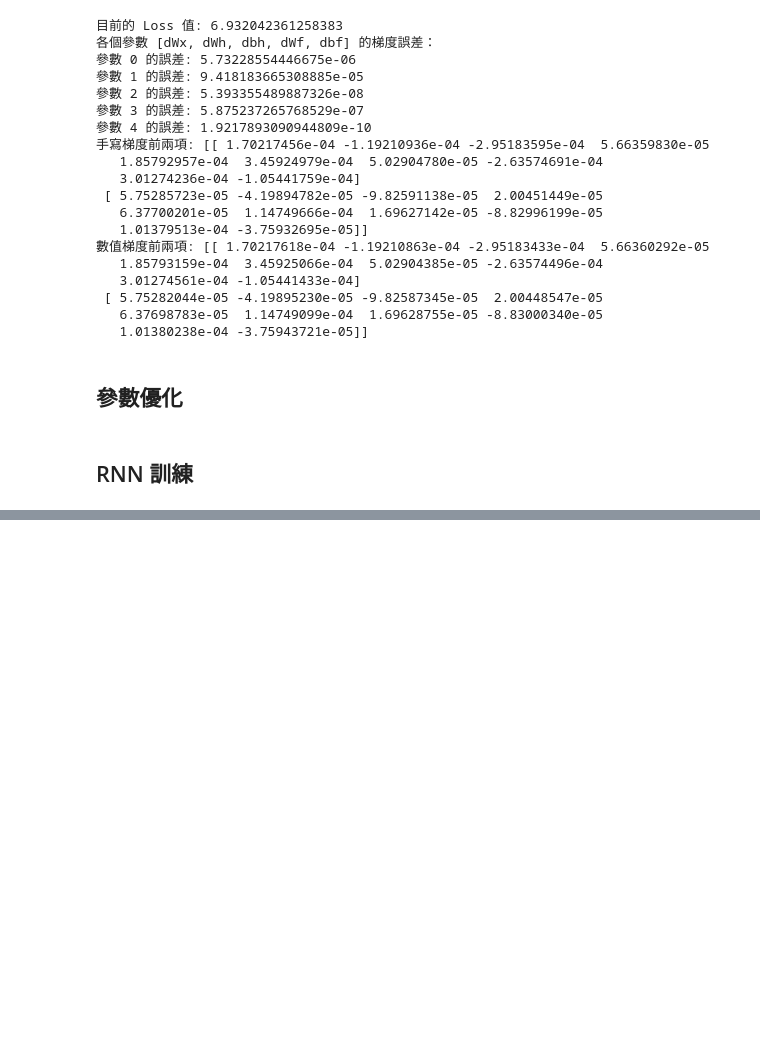
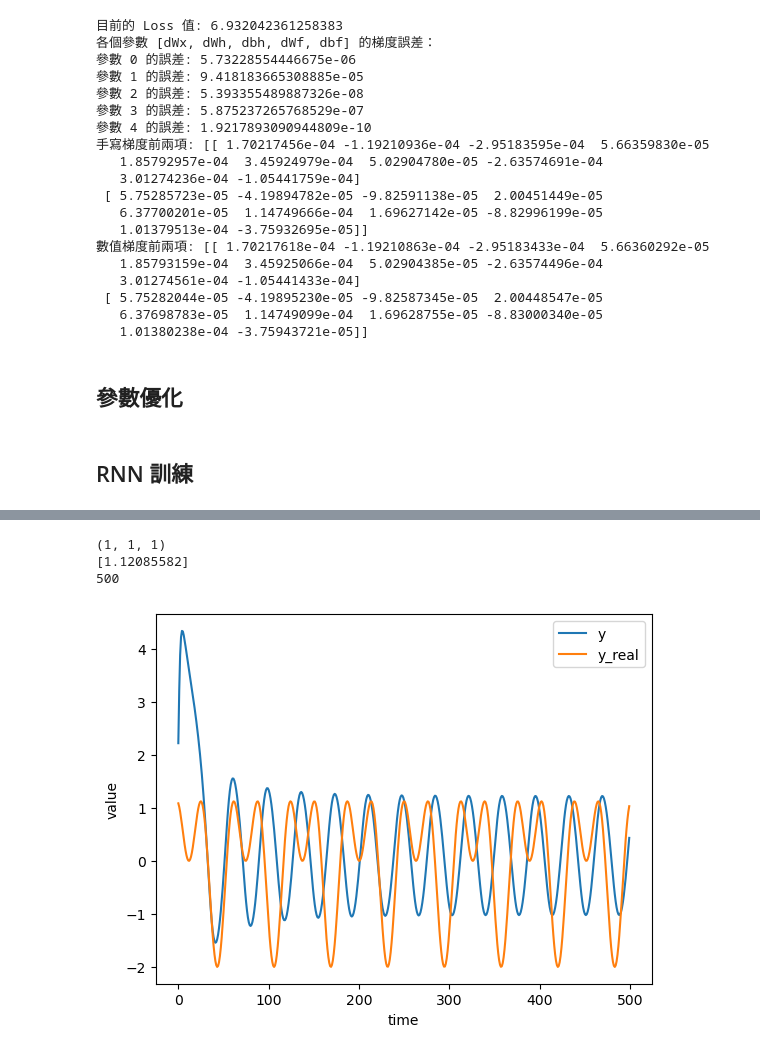
Before and after one commit to billy1125/Machine-Learning, a Jupyter notebook: RNN.ipynb, the cells around one changed output, grey strips where cells are left out. Cells and saved outputs as stored; diff of their text form; code cells hidden in the pictures; blank space fills up the shorter version.

```diff
--- a/RNN.ipynb
+++ b/RNN.ipynb
@@ -989,7 +871,0 @@ Training Accuracy: 1.0
-# %%
-H0 = np.zeros((1, hidden_dim))
-Zs, _ = rnn_forward(params, [Xs[t] for t in range(seq_len)], H0)
-
-for t in range(seq_len):
-    pred = np.argmax(Zs[t], axis=1)
-    print(f"t={t} pred={pred}, true={Ys[t]}")
@@ -1006,0 +1345,9 @@ Gradient Norm: 2.600734118282368
+# %%
+data = np.array(list(range(20))).reshape(-1,1)
+data_it = rnn_data_iter_consecutive(data,2,3,2)
+i = 0
+for X,Y,_ in data_it:
+    print("X:",X)
+    print("Y:",Y)
+    i+=1
+    if i==2 :break
@@ -1006,0 +1485,28 @@ Gradient Norm: 2.600734118282368
+# %%
+H = rnn_hidden_state_init(1,hidden_size)
+
+start = 3
+x = data[start:start+1].copy()
+x =x.reshape(x.shape[0],1,-1)
+print(x.shape)
+x = x.reshape(1,-1)
+ys =[]
+print(x.flatten())
+for i in range(500):
+    F,H= rnn_forward_step(params,x,H)
+    x=F
+    ys.append(F[0,0])
+
+print(len(ys))
+ys  = ys[:]
+plt.plot(ys[:500])
+plt.plot(data[start+1:start+1+500])
+plt.xlabel("time")
+plt.ylabel("value")
+plt.legend(['y','y_real'])
+plt.show()
+# %% [output]
+(1, 1, 1)
+[1.12085582]
+500
+[figure, added]
```
Also changed, not shown: parts of 29 cells of this notebook, 2 other files.
